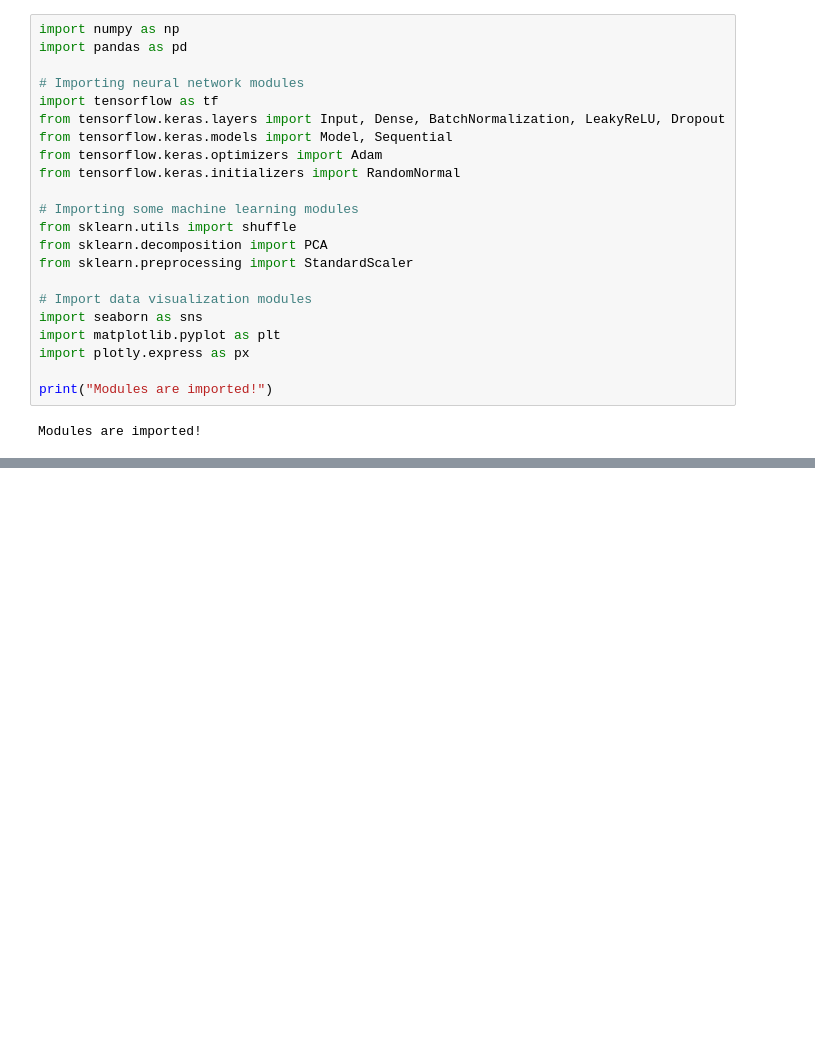
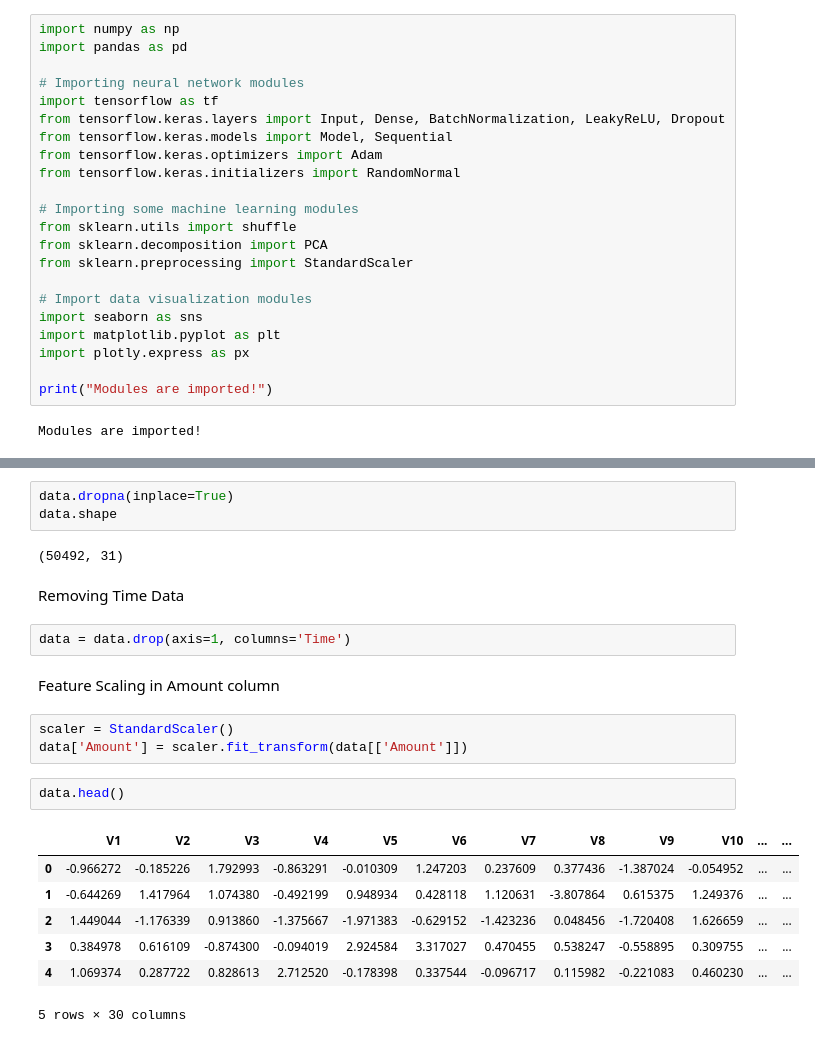
Before and after one commit to AtheeshV/work, a Jupyter notebook: GenAI_Creditcard_Fraud.ipynb, the cells around one changed output, grey strips where cells are left out. Saved outputs shown, nothing was run; the diff lists cells and outputs as text; blank space fills up the shorter version.

```diff
--- a/GenAI_Creditcard_Fraud.ipynb
+++ b/GenAI_Creditcard_Fraud.ipynb
@@ -26,0 +79,24 @@ Modules are imported!
+# %%
+data.dropna(inplace=True)
+data.shape
+# %% [output]
+(50492, 31)
+# %% [markdown]
+Removing Time Data
+# %%
+data = data.drop(axis=1, columns='Time')
+# %% [markdown]
+Feature Scaling in Amount column
+# %%
+scaler = StandardScaler()
+data['Amount'] = scaler.fit_transform(data[['Amount']])
+# %%
+data.head()
+# %% [output]
+|  | V1 | V2 | V3 | V4 | V5 | V6 | V7 | V8 | V9 | V10 | ... | ... |
+| 0 | -0.966272 | -0.185226 | 1.792993 | -0.863291 | -0.010309 | 1.247203 | 0.237609 | 0.377436 | -1.387024 | -0.054952 | ... | ... |
+| 1 | -0.644269 | 1.417964 | 1.074380 | -0.492199 | 0.948934 | 0.428118 | 1.120631 | -3.807864 | 0.615375 | 1.249376 | ... | ... |
+| 2 | 1.449044 | -1.176339 | 0.913860 | -1.375667 | -1.971383 | -0.629152 | -1.423236 | 0.048456 | -1.720408 | 1.626659 | ... | ... |
+| 3 | 0.384978 | 0.616109 | -0.874300 | -0.094019 | 2.924584 | 3.317027 | 0.470455 | 0.538247 | -0.558895 | 0.309755 | ... | ... |
+| 4 | 1.069374 | 0.287722 | 0.828613 | 2.712520 | -0.178398 | 0.337544 | -0.096717 | 0.115982 | -0.221083 | 0.460230 | ... | ... |
+5 rows × 30 columns
```
Also changed, not shown: parts of 23 cells of this notebook.
